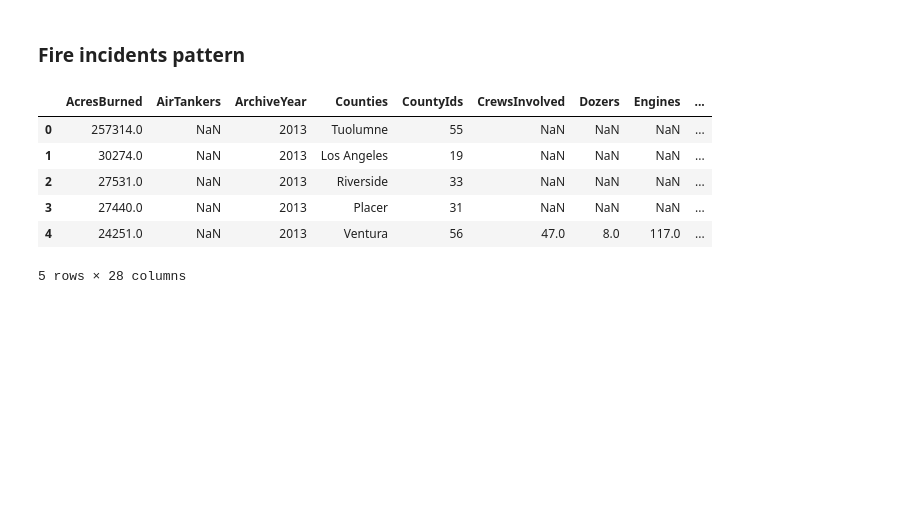
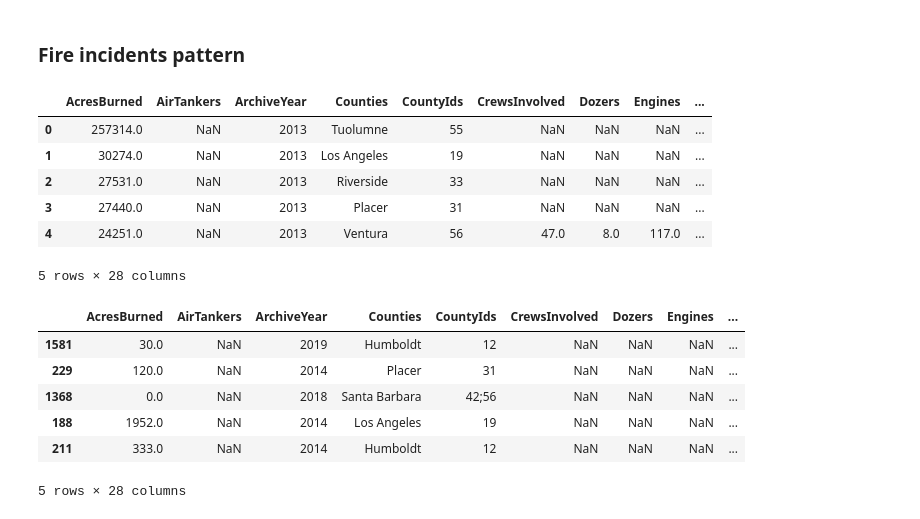
Before and after one commit to jump8621/data-project-I, a Jupyter notebook: ab/by_month/byMonth.ipynb, the cells around one changed output. Drawn from its saved outputs; the diff is of its cells as text; code cells hidden in the pictures; blank space fills up the shorter version.

```diff
--- a/ab/by_month/byMonth.ipynb
+++ b/ab/by_month/byMonth.ipynb
@@ -51,4 +51,18 @@ major_fire_df.head()
 | 3 | 27440.0 | NaN | 2013 | Placer | 31 | NaN | NaN | NaN | ... |
 | 4 | 24251.0 | NaN | 2013 | Ventura | 56 | 47.0 | 8.0 | 117.0 | ... |
 5 rows × 28 columns
+# %%
+# Change data type in order to sort when ploting graph
+fire_trend_df = major_fire_df.astype({'Started Month': 'int64'}).sort_values('Started Month', ascending=True)
+fire_trend = fire_trend_df.drop_duplicates(subset=['UniqueId', 'Days Burned','AcresBurned'])
+
+fire_trend.head()
+# %% [output]
+|  | AcresBurned | AirTankers | ArchiveYear | Counties | CountyIds | CrewsInvolved | Dozers | Engines | ... |
+| 1581 | 30.0 | NaN | 2019 | Humboldt | 12 | NaN | NaN | NaN | ... |
+| 229 | 120.0 | NaN | 2014 | Placer | 31 | NaN | NaN | NaN | ... |
+| 1368 | 0.0 | NaN | 2018 | Santa Barbara | 42;56 | NaN | NaN | NaN | ... |
+| 188 | 1952.0 | NaN | 2014 | Los Angeles | 19 | NaN | NaN | NaN | ... |
+| 211 | 333.0 | NaN | 2014 | Humboldt | 12 | NaN | NaN | NaN | ... |
+5 rows × 28 columns
 # %%
```
Also changed, not shown: parts of 2 cells of this notebook, 2 other files.
